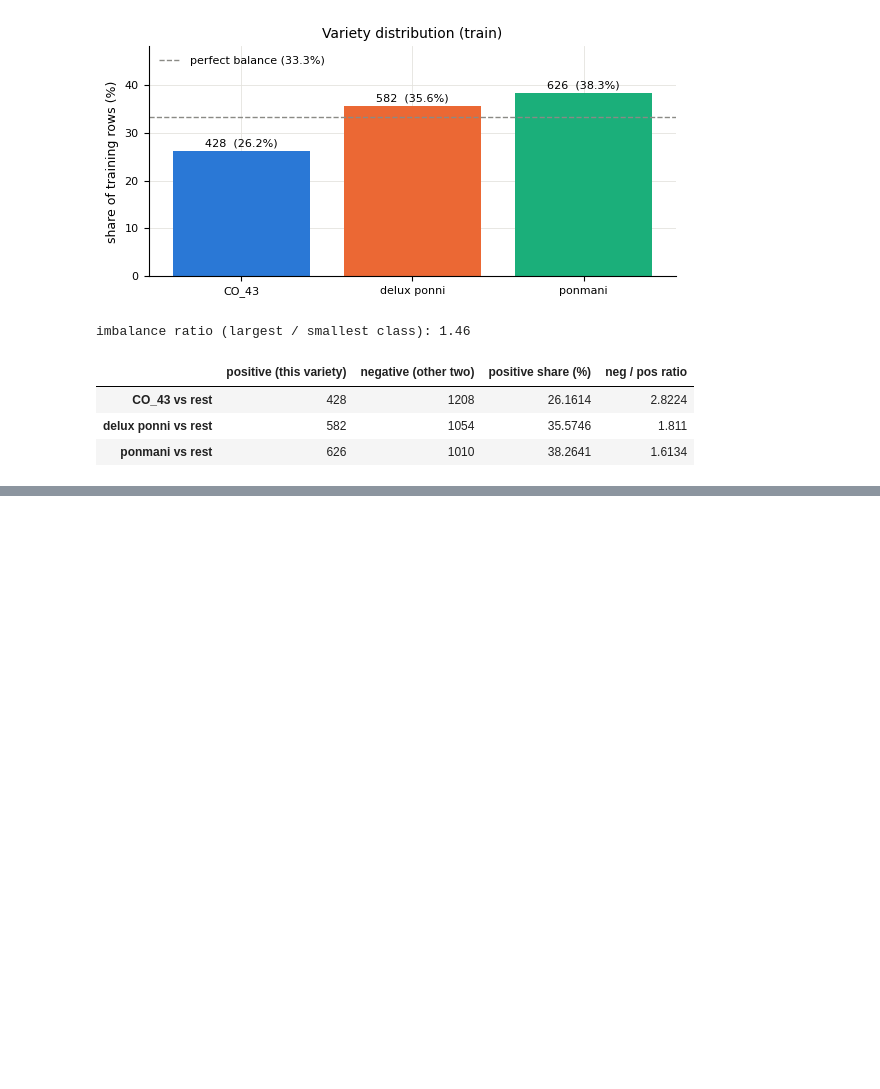
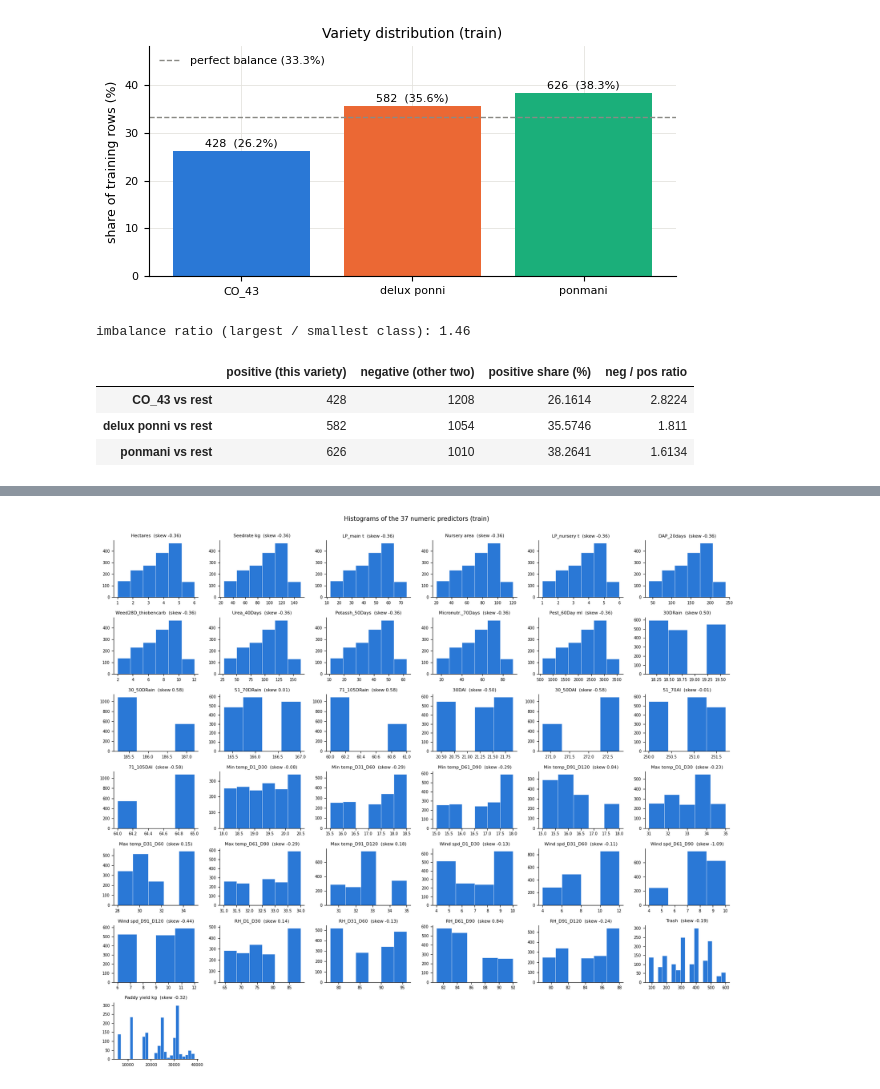
Before and after one commit to phattanaratjeedjeen-sudo/paddy, a Jupyter notebook: src/HW02_6810.ipynb, the cells around one changed output, grey strips where cells are left out. Cells and saved outputs as stored; diff of their text form; code cells hidden in the pictures; blank space fills up the shorter version.

```diff
--- a/src/HW02_6810.ipynb
+++ b/src/HW02_6810.ipynb
@@ -403,0 +441,19 @@ ovr
+# %%
+# ---- Visual EDA: histogram for continuous / bar chart for categorical ----
+def short(c):
+    for a, b in [('Inst Wind Speed', 'Wind spd'), ('Relative Humidity', 'RH'), ('(in Knots)', ''), ('(in Tonnes)', ' t'), ('(in Kg)', ' kg'),
+                 ('(in ml)', ' ml'), ('( in mm)', ''), ('(in mm)', ''), ('(in bundles)', ''), ('Wind Direction', 'Wind dir'), ('Micronutrients', 'Micronutr.'),
+                 ('LP_nurseryarea', 'LP_nursery'), ('LP_Mainfield', 'LP_main'), ('Nursery area (Cents)', 'Nursery area')]: c = c.replace(a, b)
+    return c.strip()
+
+def grid(n, ncols, w, h):
+    nr = int(np.ceil(n / ncols)); fig, ax = plt.subplots(nr, ncols, figsize=(ncols*w, nr*h)); ax = np.atleast_1d(ax).ravel()
+    for a in ax[n:]: a.axis('off')
+    return fig, ax
+
+fig, ax = grid(len(NUM), 6, 2.7, 2.0)
+for a, c in zip(ax, NUM):
+    a.hist(tr[c], bins=min(25, max(4, tr[c].nunique())), color=BLUE, edgecolor='white', lw=0.4); a.set_title(f'{short(c)}  (skew {tr[c].skew():.2f})', fontsize=8); a.tick_params(labelsize=7); a.grid(False)
+plt.suptitle(f'Histograms of the {len(NUM)} numeric predictors (train)', y=1.0, fontsize=11); plt.tight_layout(); plt.show()
+# %% [output]
+[figure, added]
```
Also changed, not shown: parts of 5 cells of this notebook.
